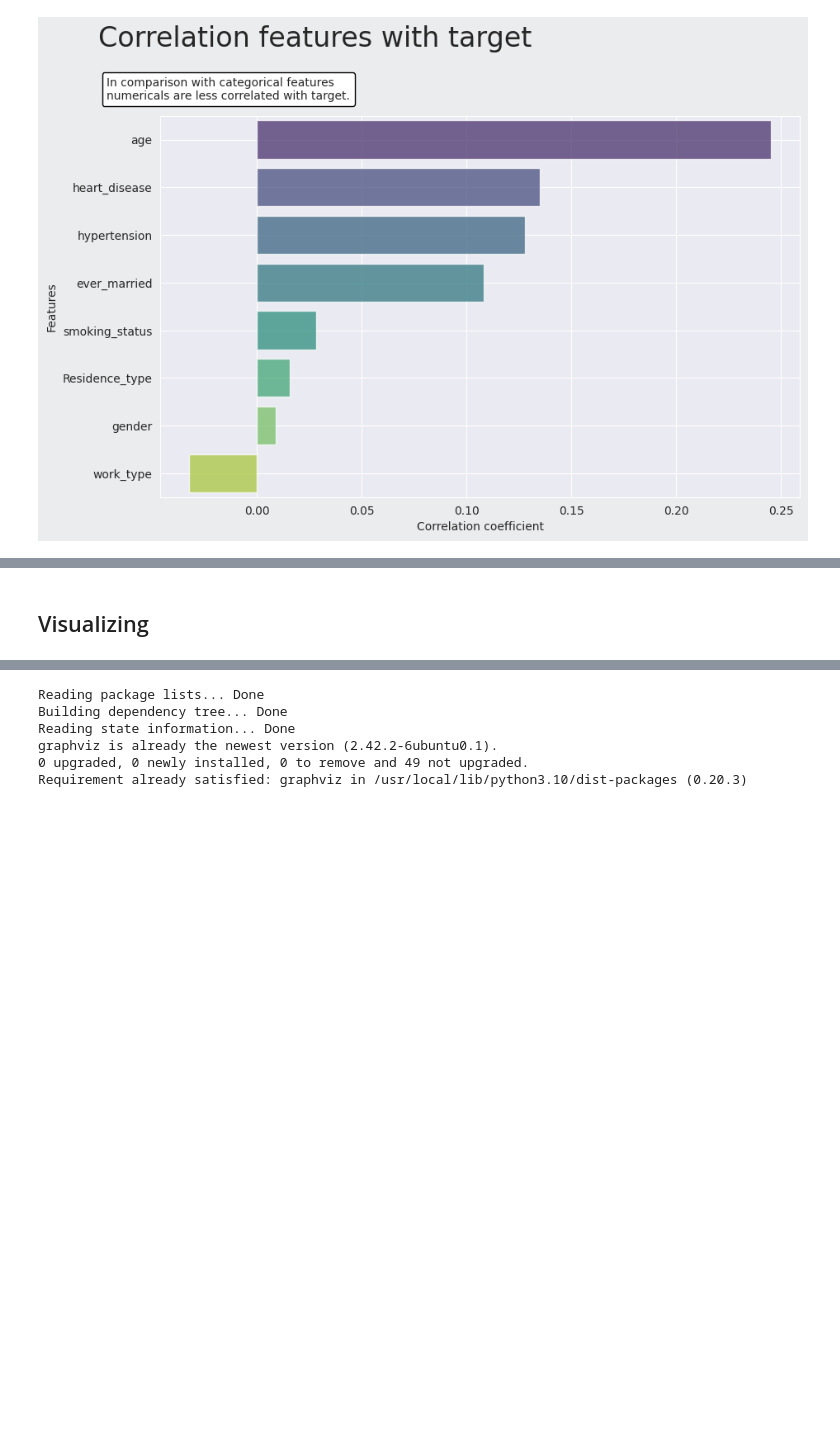
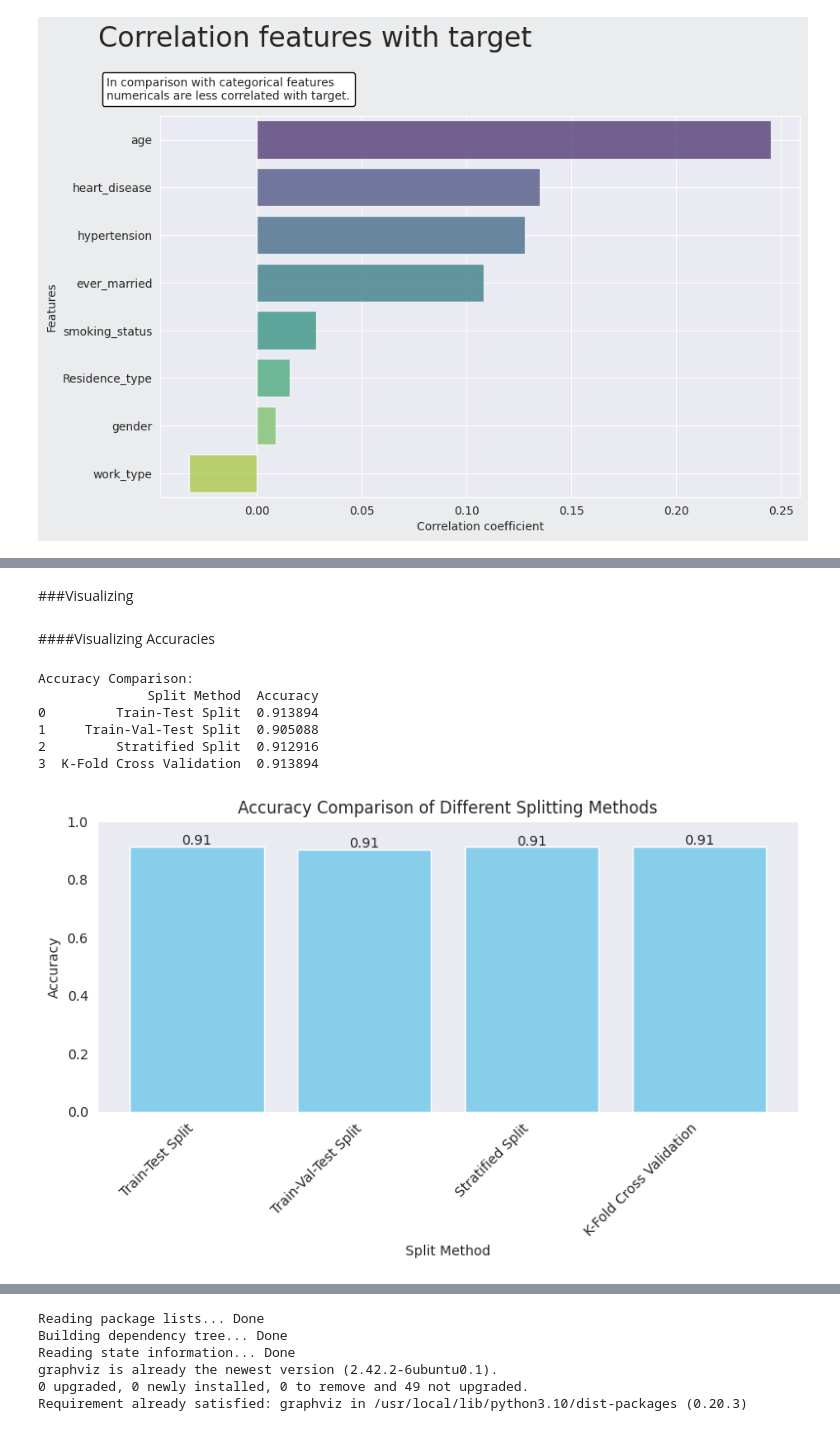
Before and after one commit to YasminaNasser/Stroke-Prediction-Data-Mining, a Jupyter notebook: Stroke_Prediction.ipynb, the cells around one changed output, grey strips where cells are left out. Cells and saved outputs as stored; diff of their text form; code cells hidden in the pictures; blank space fills up the shorter version.

Commit message:
Decision Tree with multiple splitting methods

```diff
--- a/Stroke_Prediction.ipynb
+++ b/Stroke_Prediction.ipynb
@@ -910,11 +893,9 @@ clf = clf.fit(X_train, y_train)
 # Make predictions on the test set
 y_pred = clf.predict(X_test)
 
-import pandas as pd
-from sklearn.metrics import accuracy_score, classification_report, confusion_matrix
 
 # Calculate accuracy
-accuracy = accuracy_score(y_test, y_pred)
+accuracy_1 = accuracy_score(y_test, y_pred)
 
 # Classification report
 class_report = classification_report(y_test, y_pred, target_names=['No Stroke', 'Stroke'], output_dict=True)
@@ -926,7 +907,7 @@ cm = confusion_matrix(y_test, y_pred)
 print("=" * 50)
 print("Model Evaluation Results")
 print("=" * 50)
-print(f"Accuracy: {accuracy * 100:.2f}%\n")
+print(f"Accuracy: {accuracy_1 * 100:.2f}%\n")
 
 # Print classification report as a table
 print("Classification Report:")
@@ -978,7 +959,6 @@ X = df_numeric.drop(columns=['stroke'])  # Features
 y = df_numeric['stroke']  # Target column
 
 
-
 # Create Decision Tree Classifier object
 clf = DecisionTreeClassifier()
 
@@ -986,11 +966,8 @@ for X_train, X_test, y_train, y_test in stratified_k_fold_split_method(X, y):
     clf.fit(X_train, y_train)
     y_pred = clf.predict(X_test)
 
-import pandas as pd
-from sklearn.metrics import accuracy_score, classification_report, confusion_matrix
-
 # Calculate accuracy
-accuracy = accuracy_score(y_test, y_pred)
+accuracy_2 = accuracy_score(y_test, y_pred)
 
 # Classification report
 class_report = classification_report(y_test, y_pred, target_names=['No Stroke', 'Stroke'], output_dict=True)
@@ -1002,7 +979,7 @@ cm = confusion_matrix(y_test, y_pred)
 print("=" * 50)
 print("Model Evaluation Results")
 print("=" * 50)
-print(f"Accuracy: {accuracy * 100:.2f}%\n")
+print(f"Accuracy: {accuracy_2 * 100:.2f}%\n")
 
 # Print classification report as a table
 print("Classification Report:")
@@ -1130,3 +1193,43 @@ False Negatives (FN): 45
 # %% [markdown]
-# <h2>Visualizing</h2>
+###Visualizing
+# %% [markdown]
+####Visualizing Accuracies
+# %%
+import pandas as pd
+import matplotlib.pyplot as plt
+accuracy_3= test_accuracy
+# Assuming you have these results already
+results = {
+    "Split Method": ["Train-Test Split", "Train-Val-Test Split", "Stratified Split", "K-Fold Cross Validation"],
+    "Accuracy": [accuracy_1, accuracy_3, accuracy_2, accuracy_4]  # Replace these with your actual values
+}
+
+# Convert results into a DataFrame
+results_df = pd.DataFrame(results)
+
+# Print the results for clarity
+print("Accuracy Comparison:")
+print(results_df)
+
+# Plot the results
+plt.figure(figsize=(8, 5))
+plt.bar(results_df["Split Method"], results_df["Accuracy"], color="skyblue")
+plt.title("Accuracy Comparison of Different Splitting Methods")
+plt.ylabel("Accuracy")
+plt.xlabel("Split Method")
+plt.ylim(0, 1)  # Accuracy range (0 to 100%)
+plt.xticks(rotation=45, ha='right')
+for i, acc in enumerate(results["Accuracy"]):
+    plt.text(i, acc + 0.005, f"{acc:.2f}", ha='center', fontsize=10)
+
+plt.tight_layout()
+plt.show()
+# %% [output]
+Accuracy Comparison:
+              Split Method  Accuracy
+0         Train-Test Split  0.913894
+1     Train-Val-Test Split  0.905088
+2         Stratified Split  0.912916
+3  K-Fold Cross Validation  0.913894
+[figure, added]
 # %% [markdown]
```
Also changed, not shown: parts of 24 cells of this notebook.
